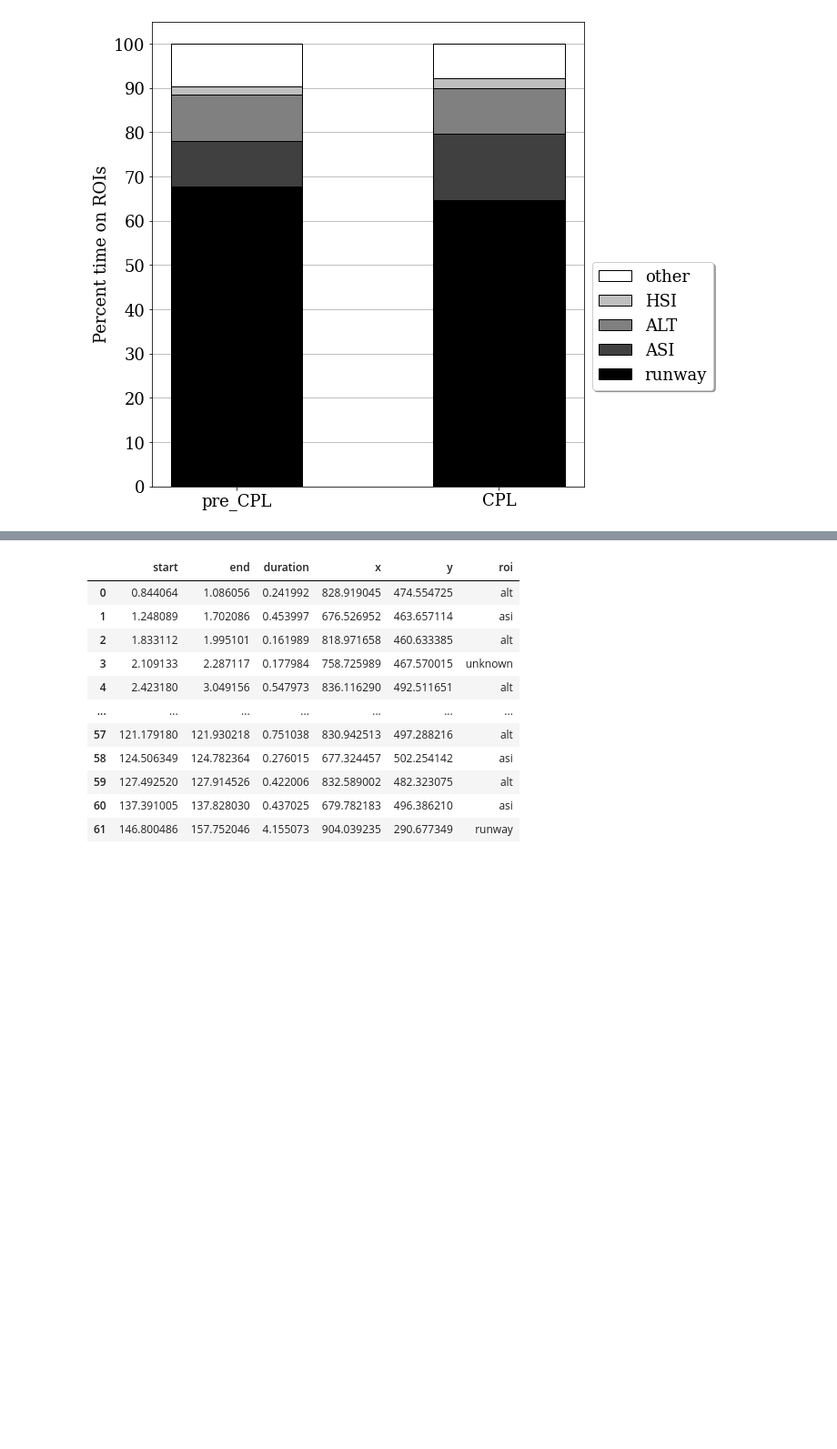
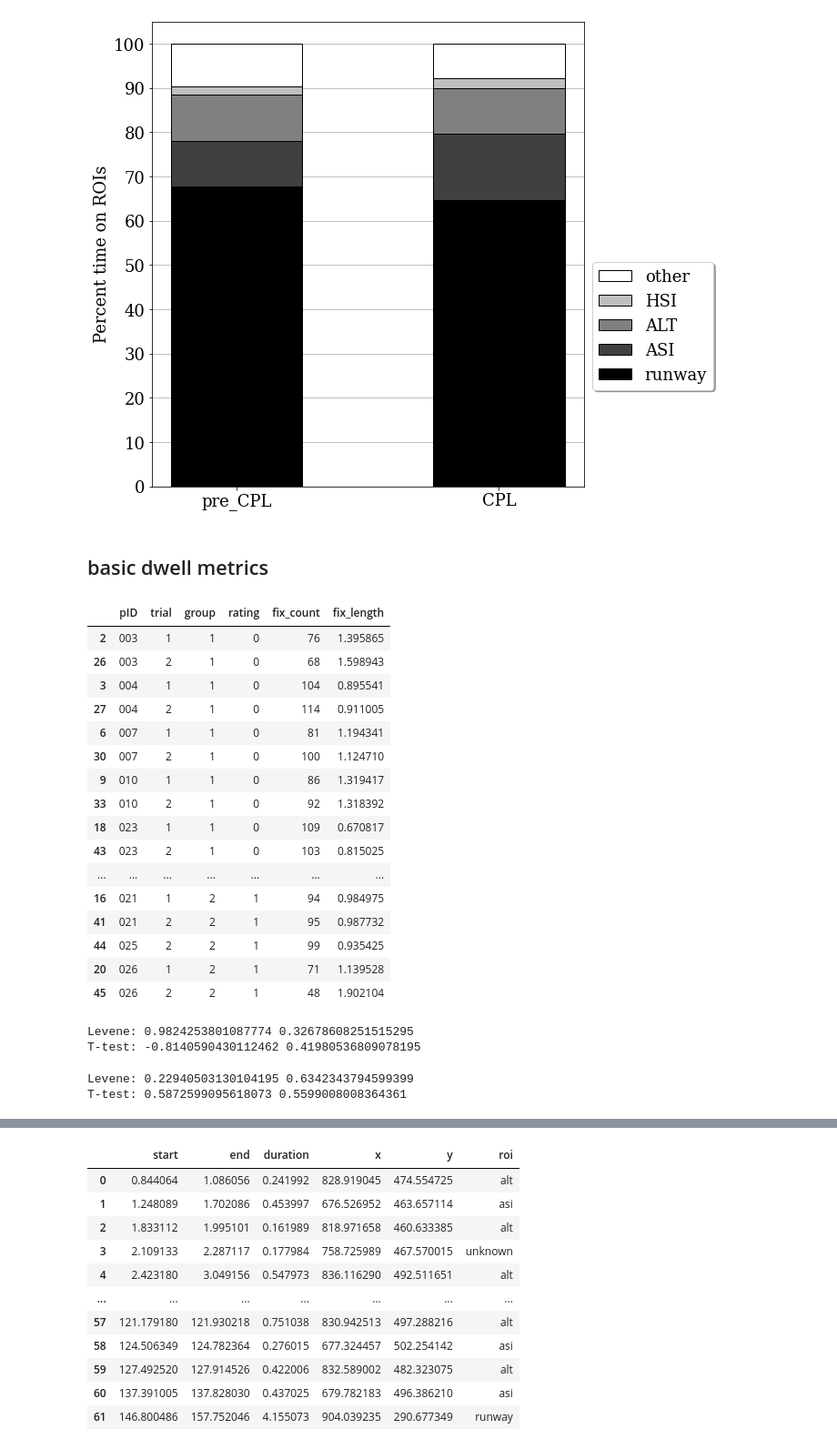
Before and after one commit to habom2310/eye-tracking-in-aviation, a Jupyter notebook: test between trials.ipynb, the cells around one changed output, grey strips where cells are left out. Shown: that part at 91% size. Saved outputs shown, nothing was run; the diff lists cells and outputs as text; code cells hidden in the pictures; blank space fills up the shorter version.

```diff
--- a/test between trials.ipynb
+++ b/test between trials.ipynb
@@ -372,5 +369,51 @@ fig.savefig("a.png")
  [ 1.7484831   2.20143342]
  [ 9.70279689  7.76945972]]
 [figure]
+# %% [markdown]
+## basic dwell metrics
 # %%
-document = mongo.find({"pID":"008", "trial":2})
+documents = mongo.find({})
+# %%
+list_pid = []
+list_trial = []
+list_group = []
+list_rating = []
+list_fixation_count = []
+list_fixation_duration = []
+for document in documents:
+    df_data = pd.DataFrame(document["data"])
+    df_data = fixation.merge_consecutive_fixations_in_same_roi(df_data)
+    list_pid.append(document["pID"])
+    list_group.append(document["group"])
+    list_trial.append(document["trial"])
+    list_rating.append(document["rating"])
+    list_fixation_count.append(len(df_data))
+#     list_fixation_duration.append(df_data[df_data["roi"] != "runway"].duration.mean())
+    list_fixation_duration.append(df_data.duration.mean())
+
+df_fixation_stat = pd.DataFrame({"pID":list_pid,
+                                "trial": list_trial,
+                                "group": list_group,
+                                "rating": list_rating,
+                                "fix_count": list_fixation_count,
+                                "fix_length": list_fixation_duration})
+# %%
+df_fixation_stat.sort_values(by=["group", "rating", "pID"])
+# %% [output]
+|  | pID | trial | group | rating | fix_count | fix_length |
+| 2 | 003 | 1 | 1 | 0 | 76 | 1.395865 |
+| 26 | 003 | 2 | 1 | 0 | 68 | 1.598943 |
+| 3 | 004 | 1 | 1 | 0 | 104 | 0.895541 |
+| 27 | 004 | 2 | 1 | 0 | 114 | 0.911005 |
+| 6 | 007 | 1 | 1 | 0 | 81 | 1.194341 |
+| 30 | 007 | 2 | 1 | 0 | 100 | 1.124710 |
+| 9 | 010 | 1 | 1 | 0 | 86 | 1.319417 |
+| 33 | 010 | 2 | 1 | 0 | 92 | 1.318392 |
+| 18 | 023 | 1 | 1 | 0 | 109 | 0.670817 |
+| 43 | 023 | 2 | 1 | 0 | 103 | 0.815025 |
+| ... | ... | ... | ... | ... | ... | ... |
+| 16 | 021 | 1 | 2 | 1 | 94 | 0.984975 |
+| 41 | 021 | 2 | 2 | 1 | 95 | 0.987732 |
+| 44 | 025 | 2 | 2 | 1 | 99 | 0.935425 |
+| 20 | 026 | 1 | 2 | 1 | 71 | 1.139528 |
+| 45 | 026 | 2 | 2 | 1 | 48 | 1.902104 |
@@ -376,0 +435,18 @@ document = mongo.find({"pID":"008", "trial":2})
+# %%
+from scipy import stats
+
+l, pl = stats.levene(fix_stat_g1.fix_count, fix_stat_g2.fix_count)
+f, p = stats.ttest_ind(fix_stat_g1.fix_count, fix_stat_g2.fix_count)
+print("Levene:", l, pl)
+print("T-test:", f, p)
+# %% [output]
+Levene: 0.9824253801087774 0.32678608251515295
+T-test: -0.8140590430112462 0.41980536809078195
+# %%
+l, pl = stats.levene(fix_stat_g1.fix_length, fix_stat_g2.fix_length)
+f, p = stats.ttest_ind(fix_stat_g1.fix_length, fix_stat_g2.fix_length)
+print("Levene:", l, pl)
+print("T-test:", f, p)
+# %% [output]
+Levene: 0.22940503130104195 0.6342343794599399
+T-test: 0.5872599095618073 0.5599008008364361
```
Also changed, not shown: parts of 16 cells of this notebook, 6 other files.
